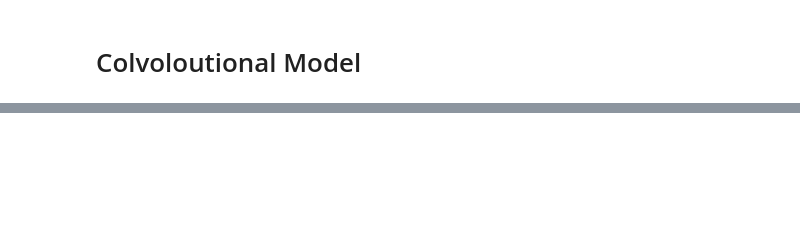
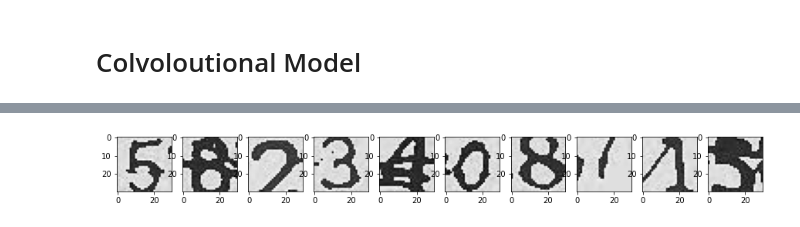
Before and after one commit to mnwato/captcha-recognition, a Jupyter notebook: sheypoor/main.ipynb, the cells around one changed output, grey strips where cells are left out. Saved outputs shown, nothing was run; the diff lists cells and outputs as text; code cells hidden in the pictures; blank space fills up the shorter version.

```diff
--- a/sheypoor/main.ipynb
+++ b/sheypoor/main.ipynb
@@ -189,45 +221,22 @@ for i, digit in enumerate(extracted_digits, 1):
 # %% [markdown]
 # GATHER ALL OF FUNCTION TOGETHER
 # %%
-images = load_images()
+images, dataset_path = load_images()
 # image = 'captcha137.jpg'
 for image in images:
-    preprocessed_image = preprocessing(image)[0]
+    preprocessed_image = preprocessing(image, dataset_path)[0]
     if type(preprocessed_image) == np.ndarray:
         if np.max(np.histogram(preprocessed_image)[0]) < 6300:
             whitePX_cord = get_whitePX_cord(preprocessed_image)
             digits_center = get_digit_center_cord(whitePX_cord)
-            display_results(digits_center)
+            # display_results(digits_center)
             extracted_digits = digits_extraction(digits_center, preprocessed_image)
             # plt.show()
             for i, digit in enumerate(extracted_digits, 1):
                 plt.subplot(1,4, i)
-                plt.imshow(digit)
-                plt.show()
-                plt.imsave(f'./digits-dataset/{image[:-4]}-{i}.jpg', digit)
+                # plt.imshow(digit)
+                # plt.show()
+                if digit.size == 900:
+                  plt.imsave(f'./digits-dataset2/{image[:-4]}-{i}.jpg', digit)
 # %% [markdown]
 # Convoloutional model
-# %%
-import pandas as pd
-
-# LOAD DIGITS
-X = []
-for name in df['name']:
-    path = os.path.join(os.getcwd(), 'digits-dataset/'+name+'.jpg')
-    image = cv2.imread(path)
-    image = cv2.cvtColor(image, cv2.COLOR_RGB2GRAY)
-    X.append(np.array(image))
-# X = np.asarray(X)
-
-
-# LOAD LABELS DATA
-with open('labels.txt') as f:
-    labels = f.readlines()
-    labels = [x.rstrip('\n') for x in labels]
-
-labels = np.array([[x.split()[0], x.split()[1]] for x in labels])
-
-df = pd.DataFrame(data={'name': labels[:,0],
-                'digit': labels[:,1]})
-
-df['digit'] = df['digit'].astype('int32')
@@ -289,0 +498,7 @@ Epoch 3/3
+# %%
+plt.figure(figsize=(15,5))
+for i in range(1,num_img+1):
+  plt.subplot(1,num_img,i)
+  plt.imshow(df.image[i-1], cmap=plt.cm.binary)
+# %% [output]
+[figure, added]
```
Also changed, not shown: parts of 19 cells of this notebook.
